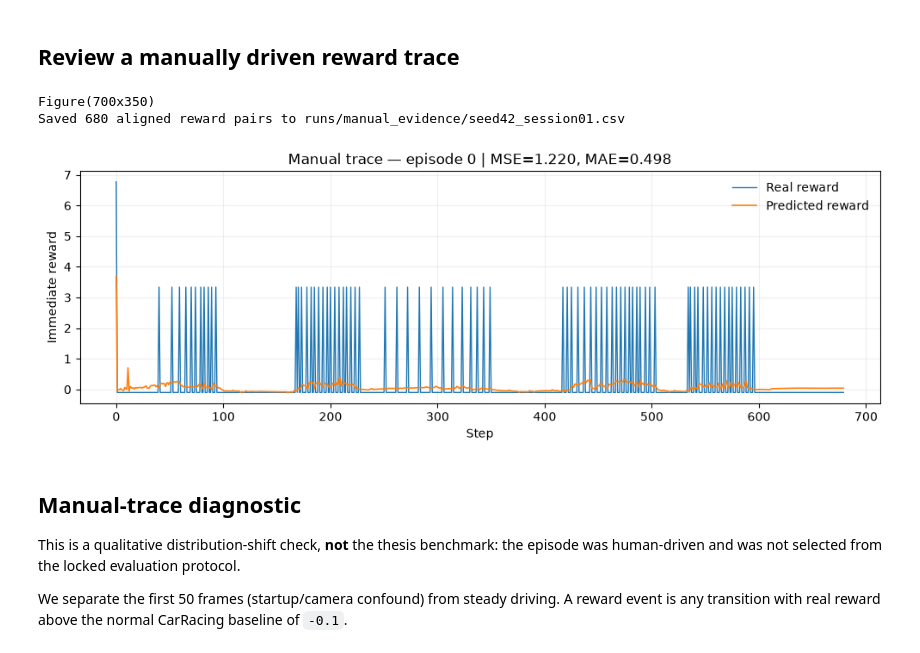
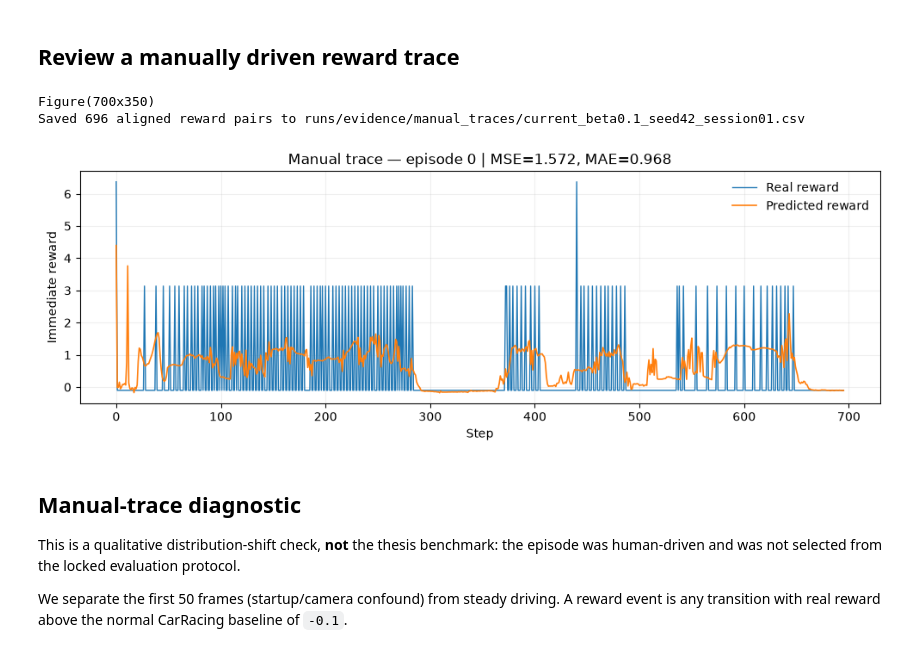
Before and after one commit to MalcomDM/reduced-world-models-v2, a Jupyter notebook: notebooks/01_reward_prediction_evidence.ipynb, the cells around one changed output. Drawn from its saved outputs; the diff is of its cells as text; code cells hidden in the pictures.

```diff
--- a/notebooks/01_reward_prediction_evidence.ipynb
+++ b/notebooks/01_reward_prediction_evidence.ipynb
@@ -20,6 +20,18 @@ import pandas as pd
 import matplotlib.pyplot as plt
 import torch
 
+# Change CURRENT_MODEL only; historical variants remain available for controlled comparisons.
+MODEL_VARIANTS = {
+    'current_beta0.1_seed42': ROOT / 'runs/component_refinement/02_vectorized_reward_anchor/beta0.1_seed42/checkpoint_best.pt',
+    'current_beta0.1_seed43': ROOT / 'runs/component_refinement/02_vectorized_reward_anchor/beta0.1_seed43/checkpoint_best.pt',
+    'corrected_beta0_seed42': ROOT / 'runs/component_refinement/01_corrected_reward_anchor/beta0.0_seed42/checkpoint_best.pt',
+    'corrected_beta0.01_seed42': ROOT / 'runs/component_refinement/01_corrected_reward_anchor/beta0.01_seed42/checkpoint_best.pt',
+    'corrected_beta0.1_seed42': ROOT / 'runs/component_refinement/01_corrected_reward_anchor/beta0.1_seed42/checkpoint_best.pt',
+}
+CURRENT_MODEL = 'current_beta0.1_seed42'
+CHECKPOINT = MODEL_VARIANTS[CURRENT_MODEL]
+assert CHECKPOINT.exists(), f'Missing checkpoint: {CHECKPOINT}'
+
 plt.style.use('default')
 print(f'PyTorch: {torch.__version__} | CUDA available: {torch.cuda.is_available()}')
 # %% [output]
@@ -92,37 +87,37 @@ results.style.format({'val_mse': '{:.4f}', 'baseline_mse': '{:.4f}', 'model_base
 # Generate an aligned trace with the interactive command.
 # Close the game window or press Escape; the command saves the CSV.
 !SDL_AUDIODRIVER=dummy rwm test-rwm-manually \
-	runs/component_refinement/00_reward_anchor_pre_kl_fix/seed_42/checkpoint_best.pt \
-  	--log-path runs/evidence/manual_traces/seed42_session01/seed42_session01.csv \
+	{CHECKPOINT} \
+  	--log-path runs/evidence/manual_traces/{CURRENT_MODEL}_session01.csv \
   	--fps 60
 # %% [output]
 Figure(700x350)
-Saved 680 aligned reward pairs to runs/manual_evidence/seed42_session01.csv
+Saved 696 aligned reward pairs to runs/evidence/manual_traces/current_beta0.1_seed42_session01.csv
 # %%
 # Print the manual trace in a graphic
 
-LOG_PATH = ROOT / 'runs' / 'manual_evidence' / 'seed42_session01.csv'
+LOG_PATH = ROOT / 'runs' / 'evidence' / 'manual_traces' / (CURRENT_MODEL + '_session01.csv')
 
 log = pd.read_csv(LOG_PATH)
 episode_id = int(log.episode.max())
 trace = log[log.episode == episode_id].copy()
 
 if LOG_PATH.exists():
     episode_id = int(log.episode.iloc[-1])
     trace = log[log.episode == episode_id]
     mse = np.mean((trace.reward_true - trace.reward_pred) ** 2)
     mae = np.mean(np.abs(trace.reward_true - trace.reward_pred))
 
     fig, ax = plt.subplots(figsize=(12, 3.5))
     ax.plot(trace.step, trace.reward_true, lw=1.0, label='Real reward')
     ax.plot(trace.step, trace.reward_pred, lw=1.2, label='Predicted reward')
     ax.set(title=f'Manual trace — episode {episode_id} | MSE={mse:.3f}, MAE={mae:.3f}',
            xlabel='Step', ylabel='Immediate reward')
     ax.legend(frameon=False)
     ax.grid(alpha=.2)
     plt.show()
 # %% [output]
-[figure, old version]
+[figure, new version]
 # %% [markdown]
 ## Manual-trace diagnostic
 
```
Also changed, not shown: parts of 5 cells of this notebook, 33 other files.
